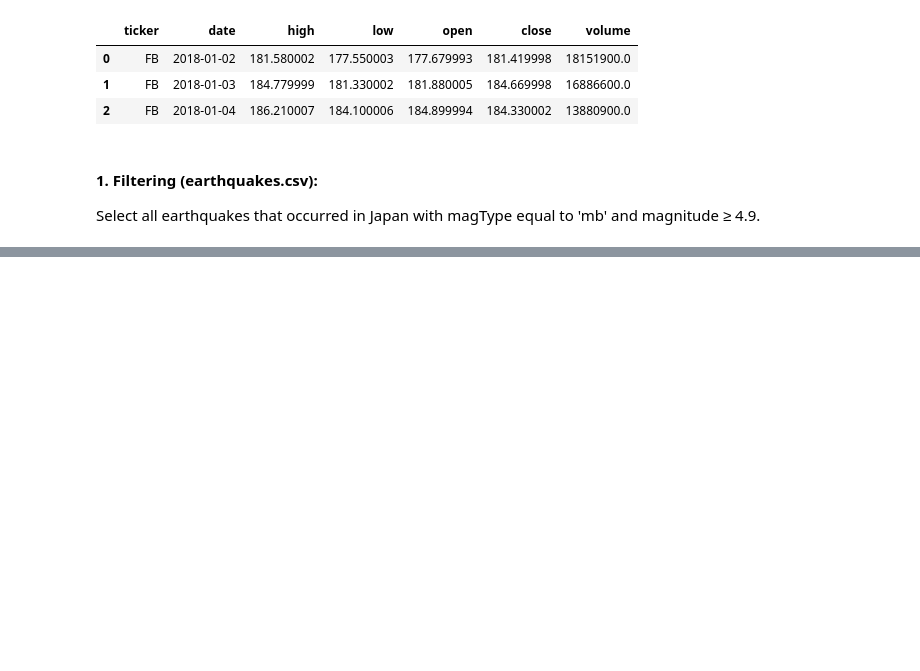
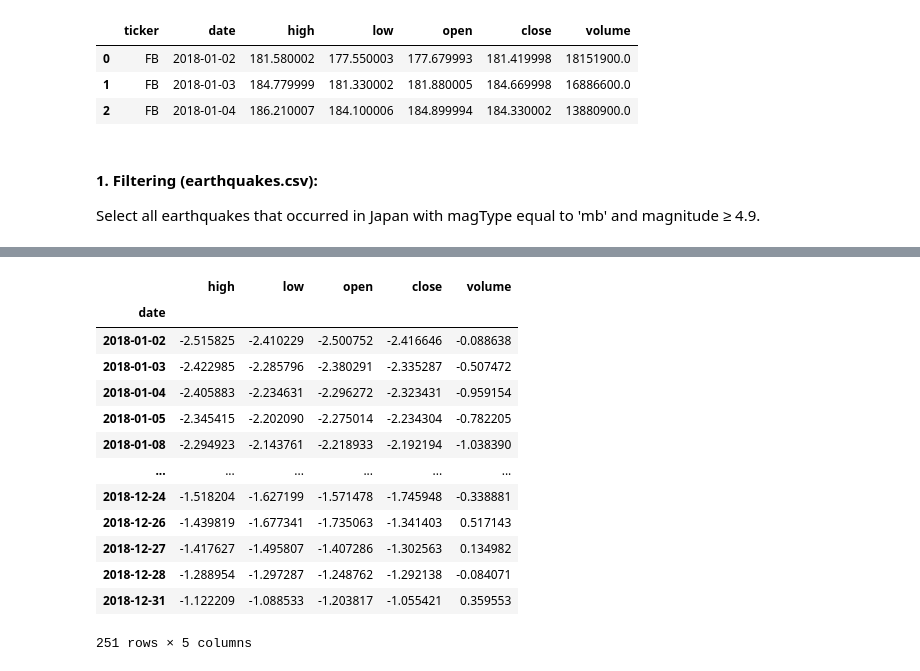
Before and after one commit to harinakhati/Python-AI_assignment, a Jupyter notebook: Assignment_III.ipynb, the cells around one changed output, grey strips where cells are left out. Drawn from its saved outputs; the diff is of its cells as text; code cells hidden in the pictures; blank space fills up the shorter version.

```diff
--- a/Assignment_III.ipynb
+++ b/Assignment_III.ipynb
@@ -176,0 +270,23 @@ Select all earthquakes that occurred in Japan with magType equal to 'mb' and mag
+# %%
+nflx = faang[faang['ticker'] == 'NFLX']
+
+numeric_cols = nflx.select_dtypes(include = np.number)
+
+z_scores = numeric_cols.apply(lambda x: (x-x.mean())/x.std())
+# %%
+z_scores
+# %% [output]
+|  | high | low | open | close | volume |
+| date |  |  |  |  |  |
+| 2018-01-02 | -2.515825 | -2.410229 | -2.500752 | -2.416646 | -0.088638 |
+| 2018-01-03 | -2.422985 | -2.285796 | -2.380291 | -2.335287 | -0.507472 |
+| 2018-01-04 | -2.405883 | -2.234631 | -2.296272 | -2.323431 | -0.959154 |
+| 2018-01-05 | -2.345415 | -2.202090 | -2.275014 | -2.234304 | -0.782205 |
+| 2018-01-08 | -2.294923 | -2.143761 | -2.218933 | -2.192194 | -1.038390 |
+| ... | ... | ... | ... | ... | ... |
+| 2018-12-24 | -1.518204 | -1.627199 | -1.571478 | -1.745948 | -0.338881 |
+| 2018-12-26 | -1.439819 | -1.677341 | -1.735063 | -1.341403 | 0.517143 |
+| 2018-12-27 | -1.417627 | -1.495807 | -1.407286 | -1.302563 | 0.134982 |
+| 2018-12-28 | -1.288954 | -1.297287 | -1.248762 | -1.292138 | -0.084071 |
+| 2018-12-31 | -1.122209 | -1.088533 | -1.203817 | -1.055421 | 0.359553 |
+251 rows × 5 columns
```
Also changed, not shown: parts of 21 cells of this notebook.
